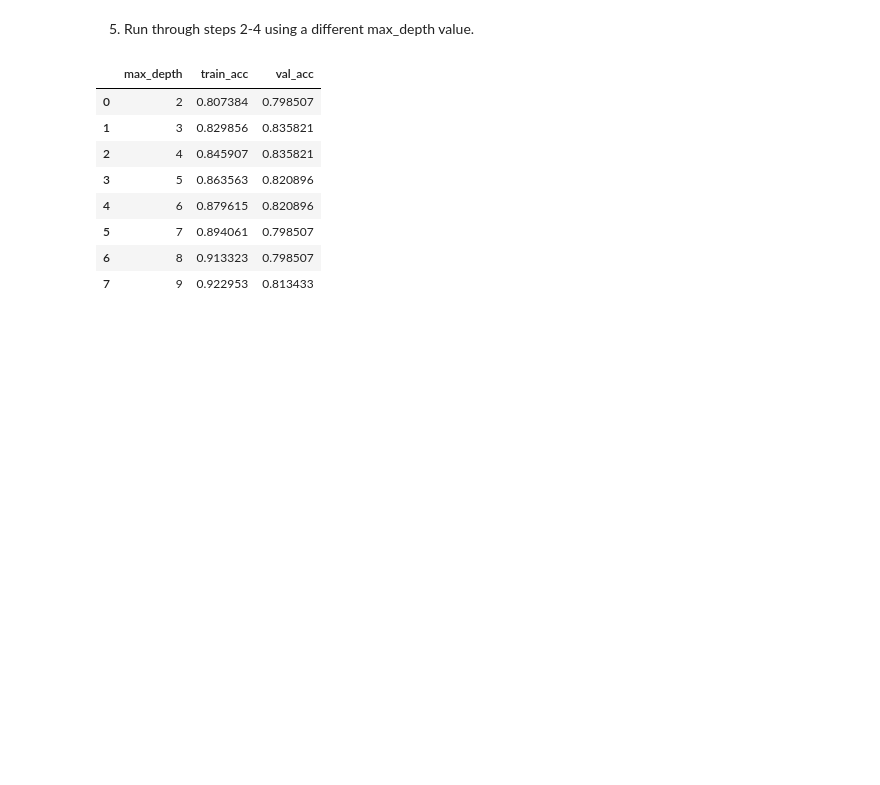
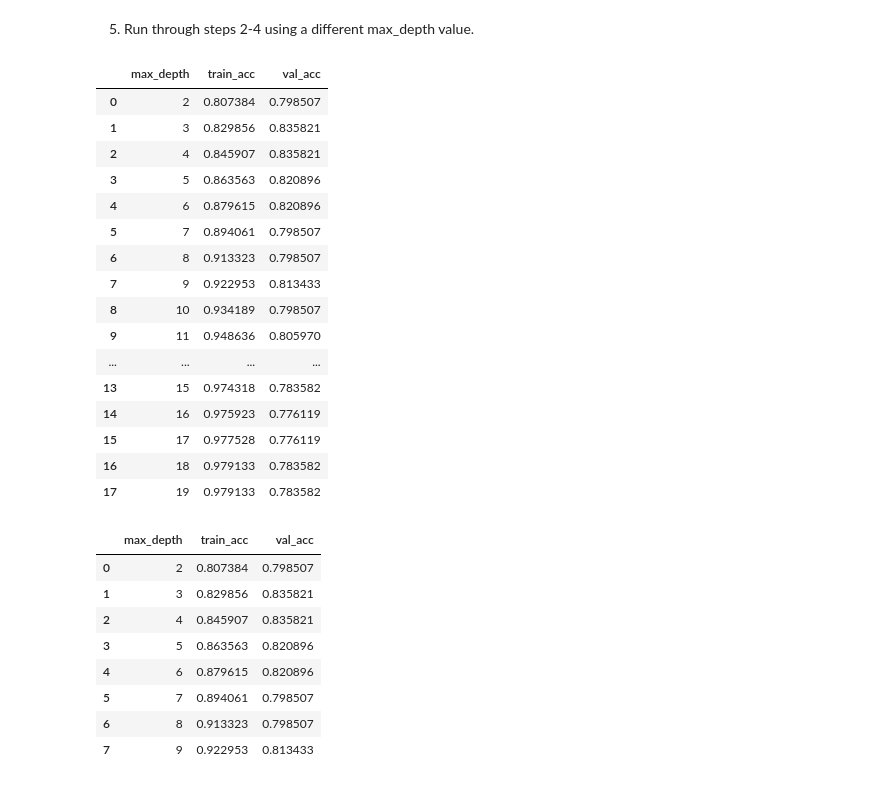
Before and after one commit to TheodoreQuansah/classification_exercises, a Jupyter notebook: decision_tree.ipynb, the cells around one changed output. Saved outputs shown, nothing was run; the diff lists cells and outputs as text; code cells hidden in the pictures; blank space fills up the shorter version.

```diff
--- a/decision_tree.ipynb
+++ b/decision_tree.ipynb
@@ -299,6 +324,43 @@ F1
 384
 # %% [markdown]
 5) Run through steps 2-4 using a different max_depth value.
+# %%
+seed = 42
+train_acc = []
+val_acc = []
+depth = []
+
+for i in range(2, 20):
+
+    clf = DecisionTreeClassifier(max_depth = i, random_state = seed)
+
+    clf.fit(X_train, y_train)
+
+    train_acc.append(clf.score(X_train, y_train))
+
+    val_acc.append(clf.score(X_val, y_val))
+
+    depth.append(i)
+# %%
+pd.DataFrame({'max_depth' : depth, 'train_acc' : train_acc, 'val_acc' : val_acc})
+# %% [output]
+|  | max_depth | train_acc | val_acc |
+| 0 | 2 | 0.807384 | 0.798507 |
+| 1 | 3 | 0.829856 | 0.835821 |
+| 2 | 4 | 0.845907 | 0.835821 |
+| 3 | 5 | 0.863563 | 0.820896 |
+| 4 | 6 | 0.879615 | 0.820896 |
+| 5 | 7 | 0.894061 | 0.798507 |
+| 6 | 8 | 0.913323 | 0.798507 |
+| 7 | 9 | 0.922953 | 0.813433 |
+| 8 | 10 | 0.934189 | 0.798507 |
+| 9 | 11 | 0.948636 | 0.805970 |
+| ... | ... | ... | ... |
+| 13 | 15 | 0.974318 | 0.783582 |
+| 14 | 16 | 0.975923 | 0.776119 |
+| 15 | 17 | 0.977528 | 0.776119 |
+| 16 | 18 | 0.979133 | 0.783582 |
+| 17 | 19 | 0.979133 | 0.783582 |
 # %%
 seed = 42
 train_acc = []
```
Also changed, not shown: parts of 51 cells of this notebook.
